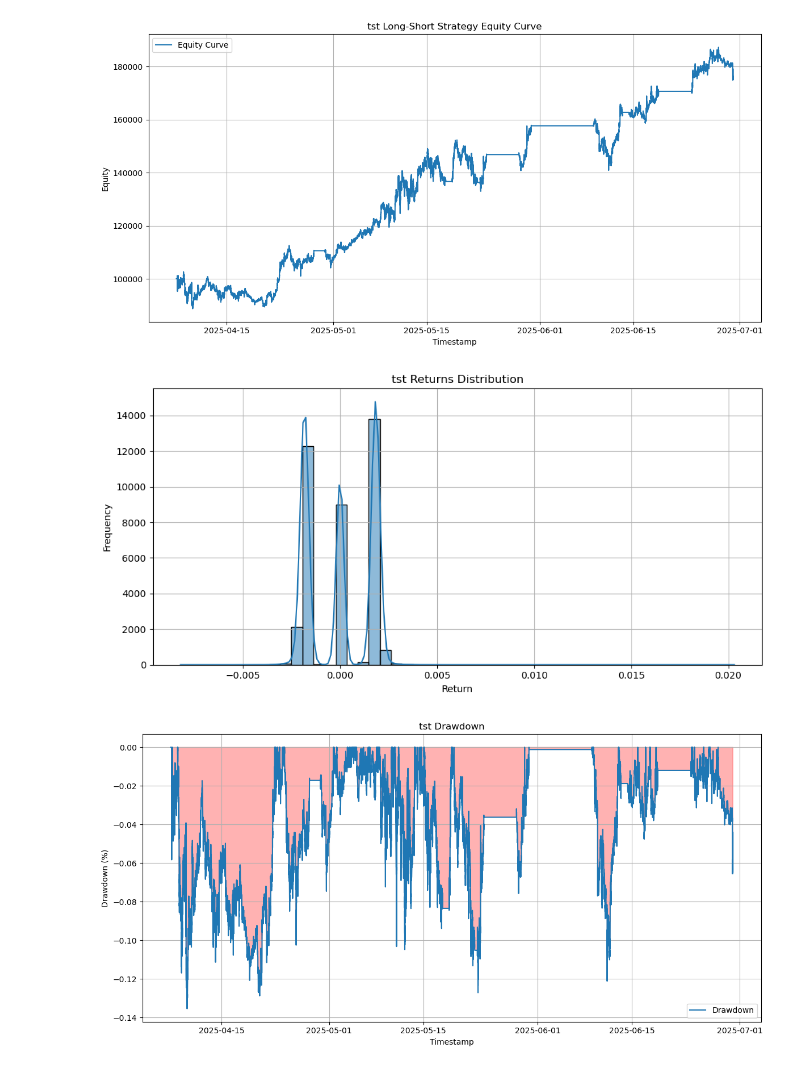
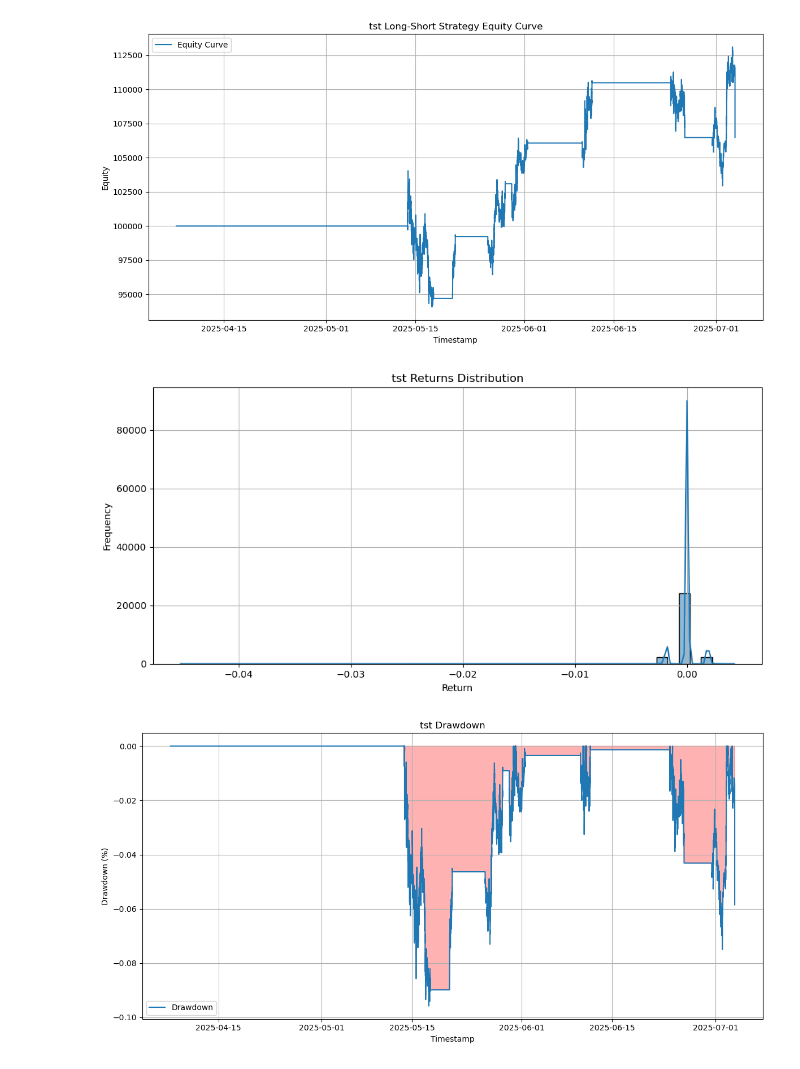
Before and after one commit to Lqz13Th/machine_learning, a Jupyter notebook: feature_engineering/icto_check.ipynb, the cells around one changed output. Drawn from its saved outputs; the diff is of its cells as text; code cells hidden in the pictures.

```diff
--- a/feature_engineering/icto_check.ipynb
+++ b/feature_engineering/icto_check.ipynb
@@ -401,7 +401,7 @@ def rolling_ic_ir_icto_index(
         .sort("icto", descending=True)
     )
 # %%
-symbol = "dogeusdt"
+symbol = "ethusdt"
 symbol.upper()
 threshold = "0.002"
 feat_cal_window = "500"
@@ -409,8 +409,8 @@ file = symbol + "_factors_threshold" + threshold + "_rolling" + feat_cal_window
 path = "C:/quant/data/binance_resampled_data/" + file
 origin_df = pl.read_csv(path)
 
-feat_trans_window = 200
-feat_trans_lag = 10
+feat_trans_window = 150
+feat_trans_lag = 50
 feat_norm_window = 200
 print(origin_df)
 origin_df = batch_apply_transforms(origin_df, feat_trans_window, feat_trans_lag)
@@ -532,8 +532,8 @@ import polars as pl
 import numpy as np
 from tqdm import tqdm
 
-rolling_window = 500
-alpha = 3
+rolling_window = 300
+alpha = 4
 
 a_df = (
     origin_df
@@ -597,5 +597,5 @@ num weekly dfs:  12
 # %%
-feat = "z_oi_down_divergence_momentum_ratio_10_zd_scaled"
+feat = "z_factor_oi_momentum_long_term_punch_volatility_150_zd_scaled"
 # %%
 import pandas as pd
 import numpy as np
@@ -621,8 +621,8 @@ slippage_ratio = 0.001   # Slippage ratio (e.g., 0.02%)
 trade_size_ratio = 0.9    # Percentage of current equity to allocate per trade
 
 # Strategy Thresholds (needs optimization)
-long_threshold = 0.2 # Predicted probability above this to go long (buy)
-short_threshold = -0.2 # Predicted probability below this to go short (sell)
+long_threshold = 0.9 # Predicted probability above this to go long (buy)
+short_threshold = -0.9 # Predicted probability below this to go short (sell)
 
 beta = 5
 
@@ -941,7 +941,7 @@ Win Rate: 59.46%
 ============================================================
-[figure, old version]
+[figure, new version]
-[figure, old version]
+[figure, new version]
-[figure, old version]
+[figure, new version]
 # %%
 import pandas as pd
 import numpy as np
```
Also changed, not shown: parts of 7 cells of this notebook.
